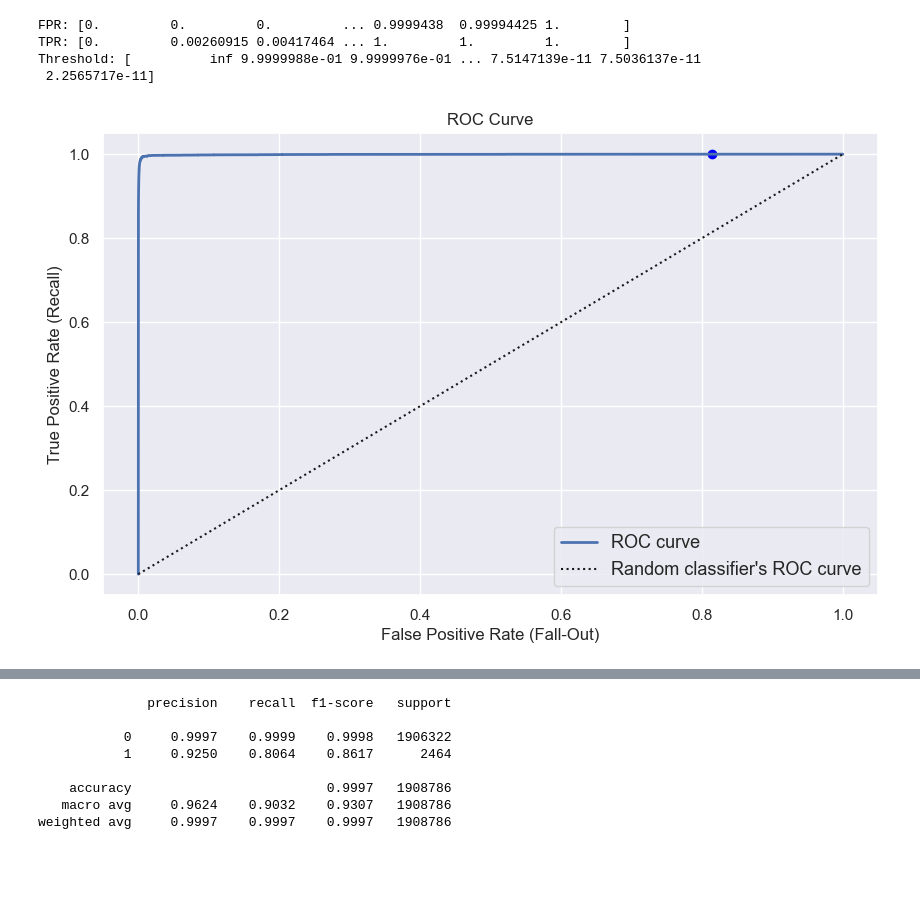
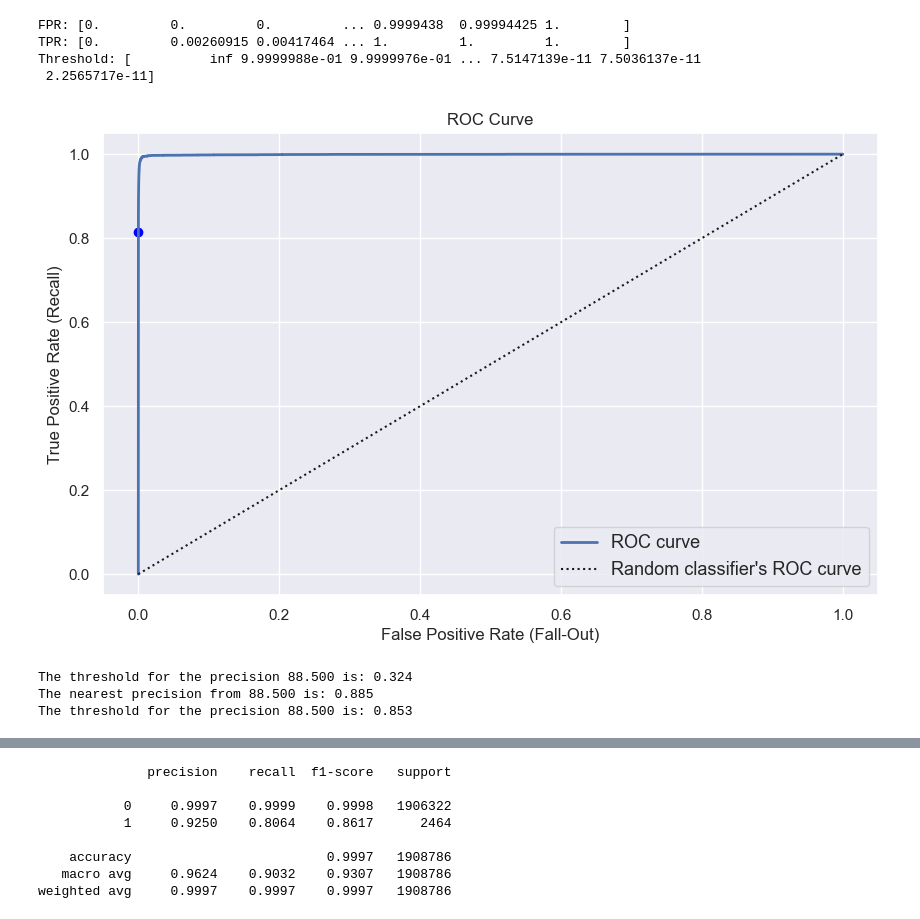
Before and after one commit to elaragao/Portifolio, a Jupyter notebook: Fraud Detection/2.3 - Modeling_Testing.ipynb, the cells around one changed output, grey strips where cells are left out. Cells and saved outputs as stored; diff of their text form; code cells hidden in the pictures; blank space fills up the shorter version.

```diff
--- a/Fraud Detection/2.3 - Modeling_Testing.ipynb
+++ b/Fraud Detection/2.3 - Modeling_Testing.ipynb
@@ -73,8 +73,8 @@ X_train, X_test, y_train, y_test = train_test_split(X, y, test_size = 0.3, strat
 # %%
 scaler =  StandardScaler()
 
-X_train = scaler.fit_transform(X_train)
-X_test = scaler.transform(X_test)
+X_train_scaled = scaler.fit_transform(X_train)
+X_test_scaled = scaler.transform(X_test)
 # %% [markdown]
 `StratifiedKFold` is used to divide the data into K parts (folds) to perform cross-validation, maintaining the proportion of classes in each fold.
 In other words, in each Cross-Validation it is guaranteed that each fold has representation of the classes.
@@ -101,7 +101,7 @@ xgbclf = joblib.load(filename)
 with warnings.catch_warnings():
     warnings.filterwarnings("ignore")
 
-    scores = cross_validate(estimator = xgbclf, X = X_train, y = y_train, cv=stratified_kfold, scoring=MODEL_EVALUATION_METRICS)
+    scores = cross_validate(estimator = xgbclf, X = X_train_scaled, y = y_train, cv=stratified_kfold, scoring=MODEL_EVALUATION_METRICS)
 # %%
 def score_to_df(score, sum_time):
     """
@@ -153,7 +153,7 @@ dtype: float64
 with warnings.catch_warnings():
     warnings.filterwarnings("ignore")
 
-    y_proba = cross_val_predict(estimator = xgbclf, X = X_train, y = y_train, cv=stratified_kfold, method="predict_proba")
+    y_proba = cross_val_predict(estimator = xgbclf, X = X_train_scaled, y = y_train, cv=stratified_kfold, method="predict_proba")
 # %%
 precisions, recalls, thresholds = precision_recall_curve(y_train, y_proba[:, 1])
 
@@ -254,32 +254,33 @@ TPR: [0.         0.00260915 0.00417464 ... 1.         1.         1.        ]
 Threshold: [          inf 9.9999988e-01 9.9999976e-01 ... 7.5147139e-11 7.5036137e-11
  2.2565717e-11]
 # %%
-def plot_roc_curve(FPR, TPR, mean_fpr):
+def plot_roc_curve(FPR, TPR, mean_tpr):
 
 
 
-    distances = np.sqrt((FPR - mean_fpr)**2)
+    # distances = np.sqrt((FPR - mean_fpr)**2)
+    distances = np.sqrt((TPR - mean_tpr)**2)
     best_idx = np.argmin(distances)
 
 
 # 5. Plotar o gráfico com marcação do threshold
     plt.figure(figsize=(10, 6))
     plt.plot(FPR, TPR, linewidth=2, label="ROC curve")
     plt.plot([0, 1], [0, 1], 'k:', label="Random classifier's ROC curve")
 
     plt.scatter(FPR[best_idx], TPR[best_idx], color="blue", marker='o')
 
 
 
 
     plt.title("ROC Curve")
     plt.xlabel('False Positive Rate (Fall-Out)')
     plt.ylabel('True Positive Rate (Recall)')
     plt.legend(loc="lower right", fontsize=13)
     plt.grid(True)
     plt.show()
     return(None)
 
-plot_roc_curve(fpr, tpr, mean_fpr = mean_series["test_recall"])
+plot_roc_curve(fpr, tpr, mean_tpr = mean_series["test_recall"])
 # %% [output]
-[figure, old version]
+[figure, new version]
@@ -304,0 +329,10 @@ plot_roc_curve(fpr, tpr,)
+# %%
+recall_for_precision(y_train = y_train,
+                     y_prob = y_proba,
+                     threshold = thresholds,
+                     n_prec = 0.885,
+                     precision = precisions)
+# %% [output]
+The threshold for the precision 88.500 is: 0.324
+The nearest precision from 88.500 is: 0.885
+The threshold for the precision 88.500 is: 0.853
```
Also changed, not shown: parts of 28 cells of this notebook.
